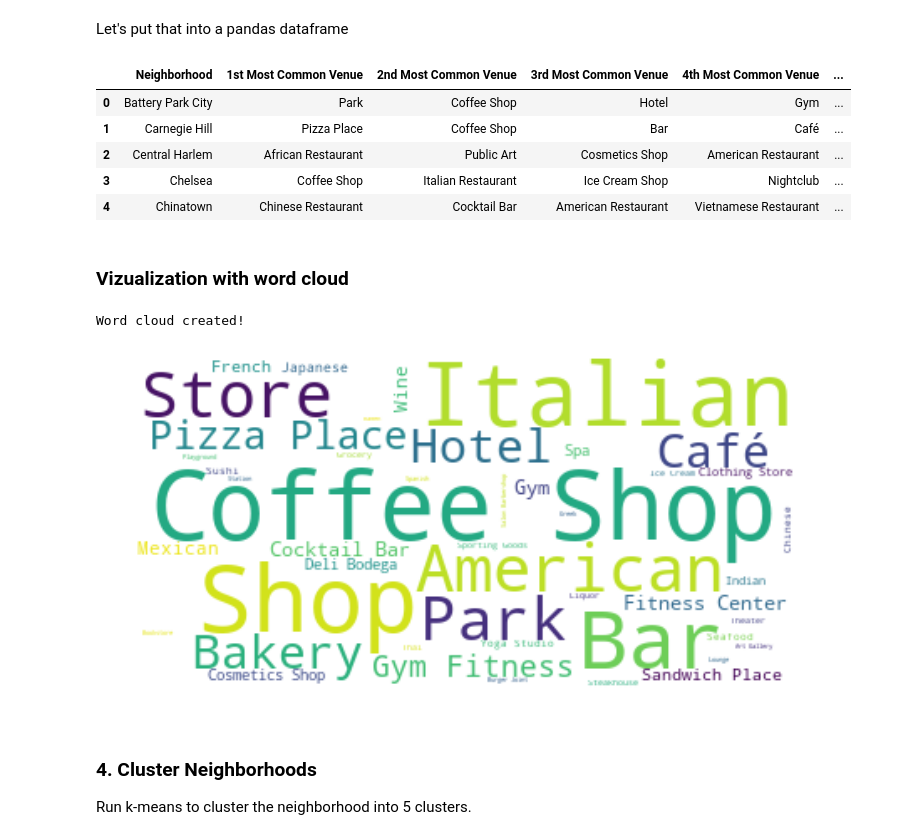
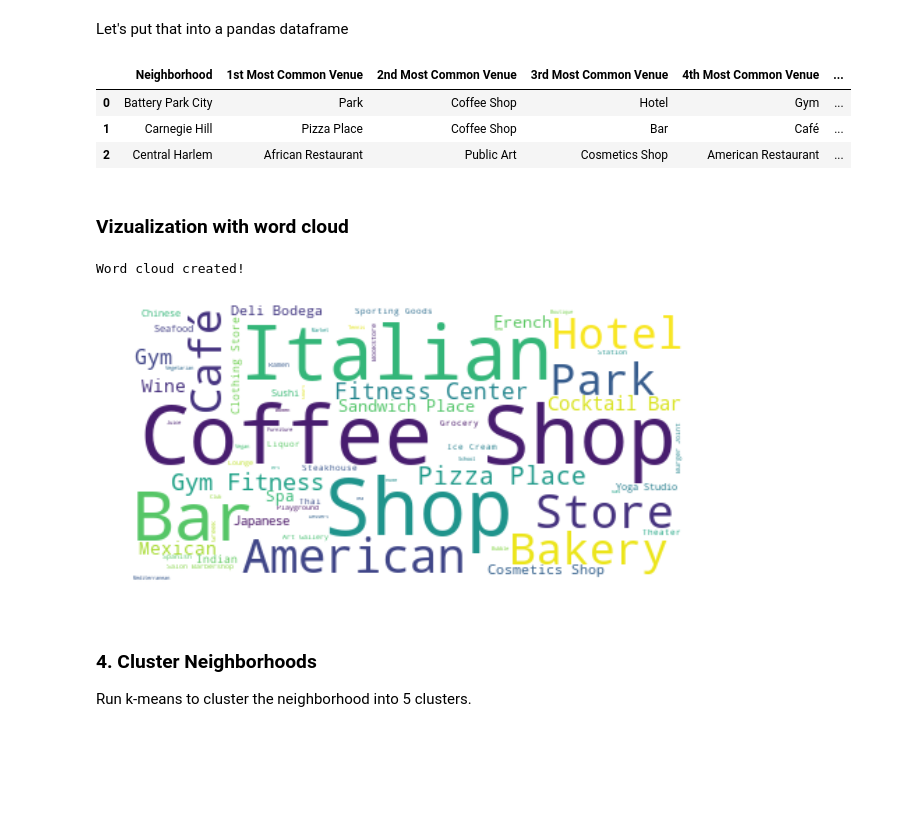
Before and after one commit to svitlanabuslovska/the-battle-of-neighborhoods, a Jupyter notebook: week-2/1.ipynb, the cells around one changed output. Drawn from its saved outputs; the diff is of its cells as text; code cells hidden in the pictures; blank space fills up the shorter version.

```diff
--- a/week-2/1.ipynb
+++ b/week-2/1.ipynb
@@ -911,13 +813,11 @@ for ind in np.arange(ny_grouped.shape[0]):
     neighborhoods_venues_sorted.iloc[ind, 1:] = return_most_common_venues(ny_grouped.iloc[ind, :], num_top_venues)
     word_string3 = word_string3 + neighborhoods_venues_sorted.iloc[ind, 1:] + ' '
 
-neighborhoods_venues_sorted.head()
+neighborhoods_venues_sorted.head(3)
 # %% [output]
 |  | Neighborhood | 1st Most Common Venue | 2nd Most Common Venue | 3rd Most Common Venue | 4th Most Common Venue | ... |
 | 0 | Battery Park City | Park | Coffee Shop | Hotel | Gym | ... |
 | 1 | Carnegie Hill | Pizza Place | Coffee Shop | Bar | Café | ... |
 | 2 | Central Harlem | African Restaurant | Public Art | Cosmetics Shop | American Restaurant | ... |
-| 3 | Chelsea | Coffee Shop | Italian Restaurant | Ice Cream Shop | Nightclub | ... |
-| 4 | Chinatown | Chinese Restaurant | Cocktail Bar | American Restaurant | Vietnamese Restaurant | ... |
 # %% [markdown]
 ### Vizualization with word cloud
@@ -930,21 +830,21 @@ for i in range(0, num_top_venues ):
 # %%
 # create the word cloud
 stopwords.add('Restaurant')
 wordcloud = WordCloud(background_color='white', stopwords = stopwords).generate(word_string4)
 
 print('Word cloud created!')
 
 # display the cloud
 fig = plt.figure()
-fig.set_figwidth(12)
-fig.set_figheight(15)
+fig.set_figwidth(10)
+fig.set_figheight(12)
 
 plt.imshow(wordcloud, interpolation='bilinear')
 plt.axis('off')
 plt.show()
 # %% [output]
 Word cloud created!
-[figure, old version]
+[figure, new version]
 # %% [markdown]
 ### 4. Cluster Neighborhoods
 Run k-means to cluster the neighborhood into 5 clusters.
```
Also changed, not shown: parts of 46 cells of this notebook.
